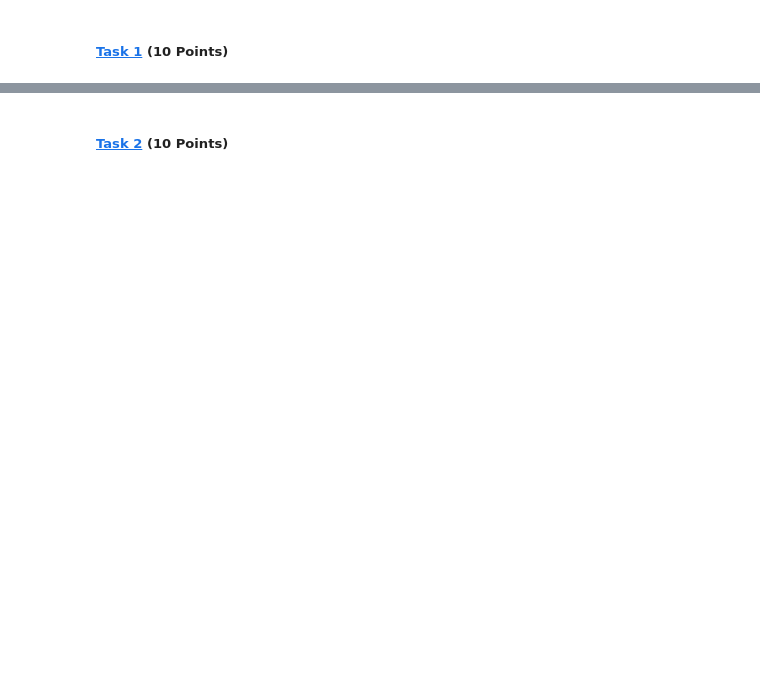
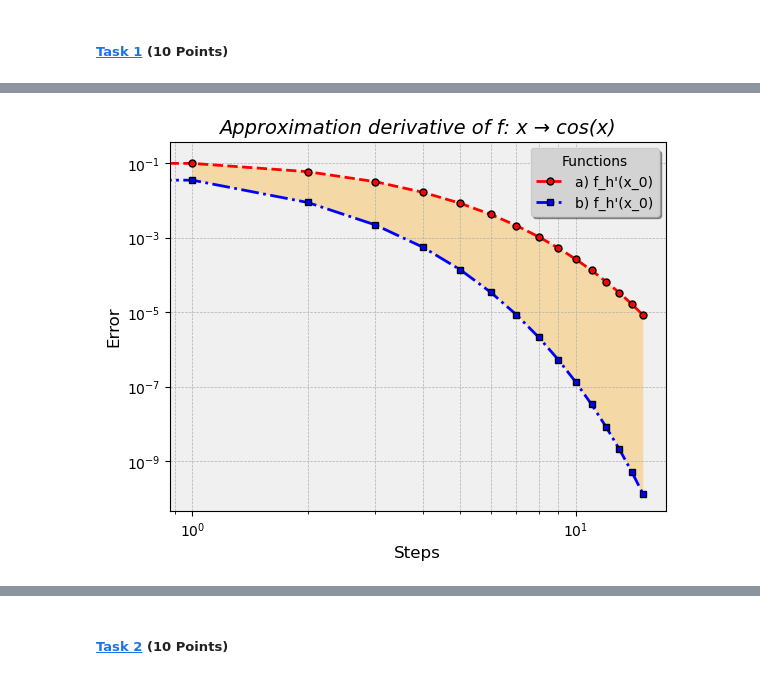
Before and after one commit to VictoriousGladiator/01ALMA1, a Jupyter notebook: 03Week.ipynb, the cells around one changed output, grey strips where cells are left out. Drawn from its saved outputs; the diff is of its cells as text; code cells hidden in the pictures; blank space fills up the shorter version.

```diff
--- a/03Week.ipynb
+++ b/03Week.ipynb
@@ -43,0 +222,5 @@
+# %%
+# ------ c ------
+plot(X_0=1,H_MAX=15,legend_show=True)
+# %% [output]
+[figure, added]
```
Also changed, not shown: parts of 16 cells of this notebook.
